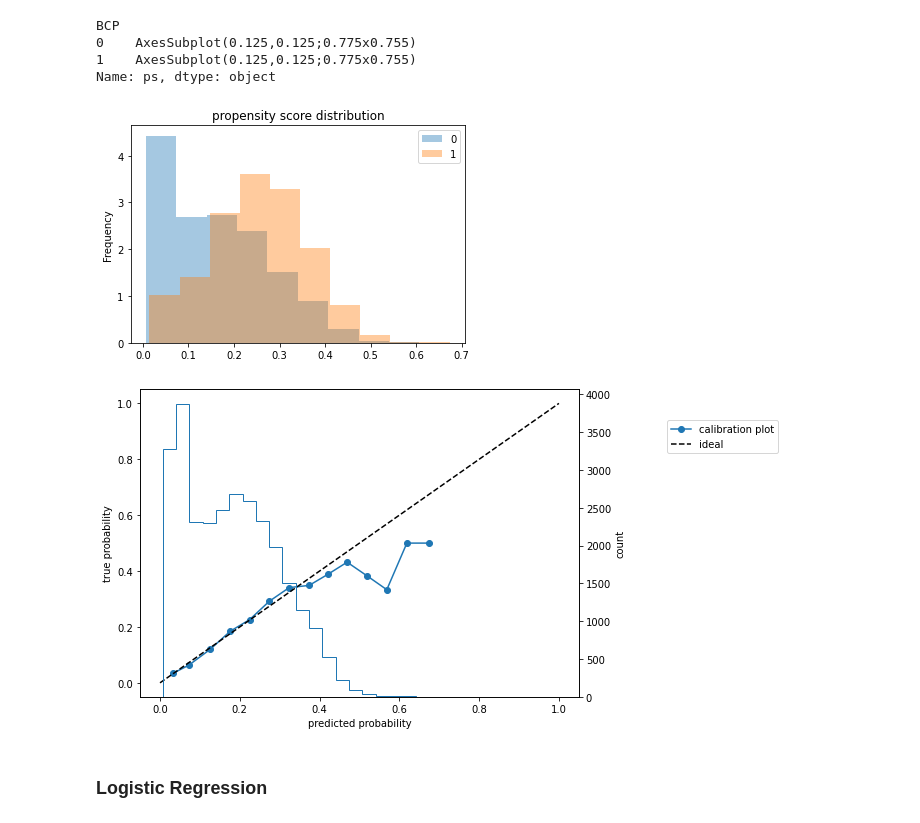
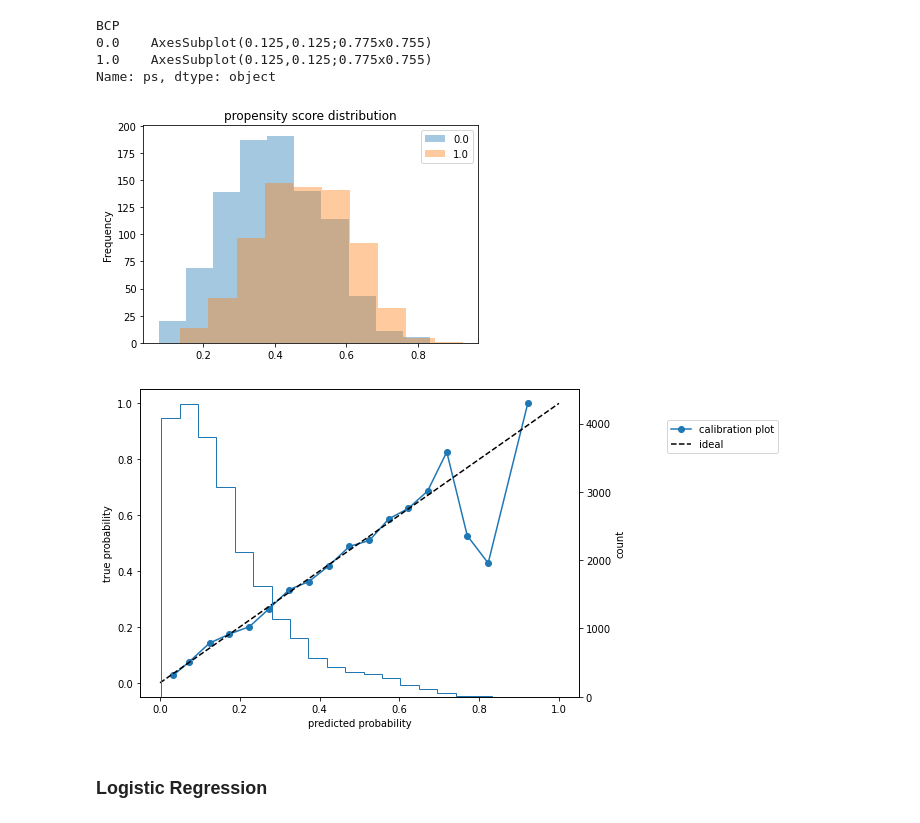
Before and after one commit to koecihtio/WorkShop, a Jupyter notebook: Analysis/propensity_score.ipynb, the cells around one changed output. Cells and saved outputs as stored; diff of their text form; code cells hidden in the pictures.

```diff
--- a/Analysis/propensity_score.ipynb
+++ b/Analysis/propensity_score.ipynb
@@ -30,28 +36,41 @@ Index(['stock_code', 'firm_name', 'year', 'month', 'establishment',
       dtype='object')
 # %%
 # データの読込
-path = '../../data/Analysis/analysis_data.csv'
+path = '../../data/Analysis/analysis_data_three.csv'
 df = pd.read_csv(path, encoding='cp932', header=0)
 
+# BCPを作った年以降のレコードは落とす
+#df = df[(df['BCP'] == 0) | ((df['BCP_obs'] == 1) & (df['BCP'] == 1))]
+
+# 2020年までのデータに絞り込み
+# df = df[df['year'] <= 2020]
+
 # 共変量Xを選択
-X = df[[
-    'lag_yj_total_assets', 'lag_yj_operating_cash_flow', 'lag_yj_ros',
-    'lag_yj_cash_deposit_ratio', 'lag_yj_leverage', 'lag_yj_stock_price_growth',
-    'lag_yj_firm_age', 'lag_yj_fixed_assets_ratio',
-    'lag_earthquake_dummy', 'prefecture_code', 'indcode_small',
-    ]]
+# 分析するアウトカムと、（BCPの傾向スコアを算出するための）説明変数、群別変数の定義
+X_col = [
+    'lag_yj_total_assets',
+    'lag_yj_operating_cash_flow', 'lag_yj_ros', 'lag_yj_cash_deposit_ratio',
+    'lag_yj_leverage', 'lag_yj_stock_price_growth',
+    'lag_yj_net_profit_growth', 'lag_yj_firm_age',
+    'lag_yj_fixed_assets_ratio', 'lag_yj_extraordinary_loss',
+    'lag_yj_foreign_stock_ratio', 'earthquake', 'lag_earthquake',
+    'turnover', 'lag_turnover', 'lag_turnover_cumsum', 'sensitivity_analysis',
+    'lag_sensitivity_analysis', 'lag_sensitivity_analysis_cumsum', 'covid_19',
+    'lag_covid_19'
+    ]
+X = df[X_col]
 
 # 群別変数Zを選択
-y = df['BCP']
+Z = df['BCP']
 
 # 傾向スコアの推定
 const = sm.add_constant(X) # 切片の追加
-logit_model = sm.Logit(endog=y, exog=const) # ロジスティック回帰
+logit_model = sm.Logit(endog=Z, exog=const) # ロジスティック回帰
 logit_res = logit_model.fit()
 
 ps = logit_res.predict(const)
 df['ps'] = ps
-print('AUC = {:.3f}'.format(roc_auc_score(y_true=y, y_score=ps)))
+print('AUC = {:.3f}'.format(roc_auc_score(y_true=Z, y_score=ps)))
 logit_res.summary()
 # %% [output]
 Optimization terminated successfully.
@@ -82,13 +104,15 @@ Logit Regression Results
 # %%
 # 傾向スコアの分布を確認
-ps_dist = df.groupby('BCP')['ps']
-ps_dist.plot.hist(density=True, alpha=0.4, title=f'propensity score distribution', legend=True)
+ps_dist = df.loc[(0 <= df['ps']) & (df['ps'] <= 1) & (df['year'] == 2021), ['ps', 'BCP']]
+ps_dist = ps_dist.groupby('BCP')['ps']
+ps_dist
+ps_dist.plot.hist(alpha=0.4, title=f'propensity score distribution', legend=True)
 # %% [output]
 BCP
-0    AxesSubplot(0.125,0.125;0.775x0.755)
-1    AxesSubplot(0.125,0.125;0.775x0.755)
+0.0    AxesSubplot(0.125,0.125;0.775x0.755)
+1.0    AxesSubplot(0.125,0.125;0.775x0.755)
 Name: ps, dtype: object
-[figure, old version]
+[figure, new version]
 # %%
 def calibration_plot(y_true, y_prob):
     fig, ax = plt.subplots(figsize=(10, 5))
@@ -105,9 +129,9 @@ def calibration_plot(y_true, y_prob):
     plt.tight_layout()
     plt.show()
 
-calibration_plot(y_true=y, y_prob=df['ps'])
+calibration_plot(y_true=Z, y_prob=df['ps'])
 # %% [output]
-[figure, old version]
+[figure, new version]
 # %% [markdown]
 ### Logistic Regression
 # %%
```
Also changed, not shown: parts of 12 cells of this notebook, 6 other files.
